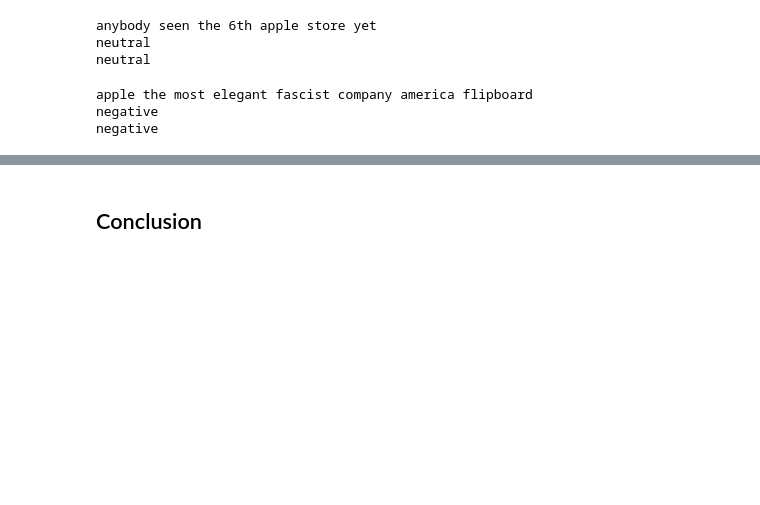
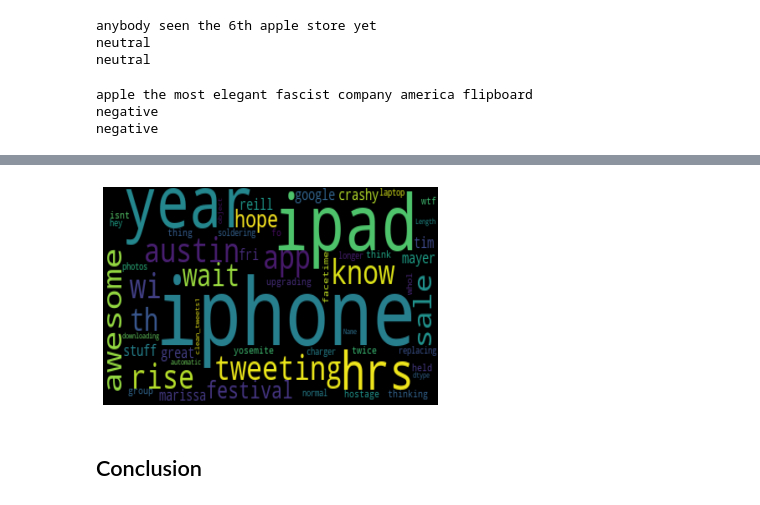
Before and after one commit to sgautam666/Brand_Sentiment_Analysis_with_NLP, a Jupyter notebook: Brand_Sentiment_analysis_Final.ipynb, the cells around one changed output, grey strips where cells are left out. Saved outputs shown, nothing was run; the diff lists cells and outputs as text; code cells hidden in the pictures; blank space fills up the shorter version.

```diff
--- a/Brand_Sentiment_analysis_Final.ipynb
+++ b/Brand_Sentiment_analysis_Final.ipynb
@@ -1406,3 +1419,7 @@ negative
+# %%
+create_wordcloud(df.loc[df['emotion']=='neutral'], df['clean_tweets1'])
+# %% [output]
+[figure, added]
 # %% [markdown]
 ## Conclusion
 # %% [markdown]
```
Also changed, not shown: parts of 27 cells of this notebook, 33 other files.
